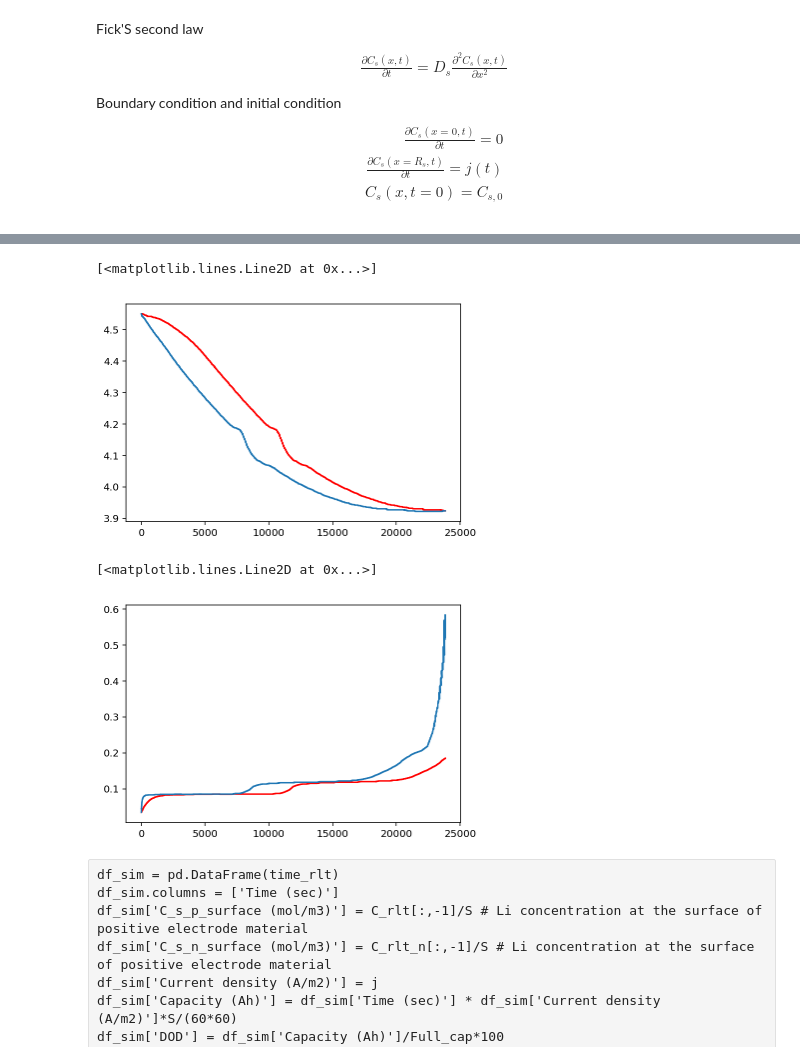
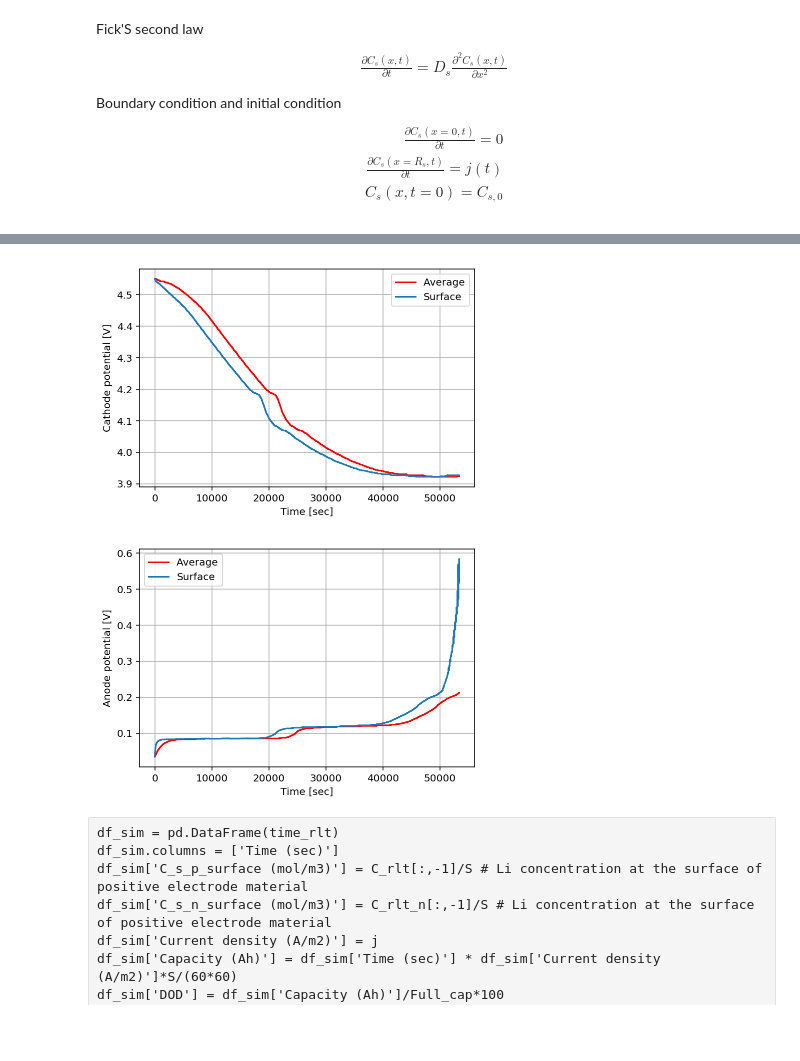
Before and after one commit to TakumaKawahara/BS-StudyGroup, a Jupyter notebook: Model#3/BS_Model#3_ver0.1.ipynb, the cells around one changed output, grey strips where cells are left out. Cells and saved outputs as stored; diff of their text form; code cells hidden in the pictures; blank space fills up the shorter version.

```diff
--- a/Model#3/BS_Model#3_ver0.1.ipynb
+++ b/Model#3/BS_Model#3_ver0.1.ipynb
@@ -76,7 +76,7 @@ df_LiC6_OCV = df_LiC6_OCV.dropna()
 df_LiC6_OCV = df_LiC6_OCV.sort_values(by=['x'], ascending=True)
 # %%
 x_p_s = 0.2
-x_p_e = 0.95
+x_p_e = 0.99
 x_n_s = 0.17
 x_n_e = 0.94
 
@@ -424,43 +493,44 @@ len(np.zeros((len(t)+1,len(x))))
 # %%
 t1 = time.time()
 # Number of partitions of rod (finite elements)
-n = 10
-dx = P_length/n
+n = 16
+dx = N_length/n
 
-t_total = 60*60*10 #[sec] run time
+t_total = 60*60*20 #[sec] run time
 dt = 0.5 #[sec] Time partitions
 t_total +=dt
 # Make an array with positions of middle of each partition
-x = np.linspace(dx/2, P_length - dx/2,n)
+x = np.linspace(dx/2, N_length - dx/2,n)
 
 # Initialize rod to initial temperature distribution.
-C = np.ones(len(x))*C_s_p_0*S
+C = np.ones(len(x))*C_s_n_0*S
 dCdt = np.empty(n)
 
 t = np.arange(0,t_total,dt)
 
-time_rlt = np.zeros((len(t)+1))
-x_rlt = np.zeros((len(t)+1,len(x)))
-C_rlt = np.zeros((len(t)+1,len(C)))
-x_rlt[0] = x
-C_rlt[0] = C
+time_rlt_n = np.zeros(len(t)+1)
+x_rlt_n = np.zeros((len(t)+1,len(x)))
+C_rlt_n = np.zeros((len(t)+1,len(C)))
+
+x_rlt_n[0] = x
+C_rlt_n[0] = C
 
 for jj in range(1,len(t)+1):
     for i in range(1,n-1):
 
         # Applying discrete definition of second derivative
-        dCdt[i] = D_p*((C[i+1] - C[i])/dx - (C[i] - C[i-1])/dx)/dx
+        dCdt[i] = D_n*((C[i+1] - C[i])/dx - (C[i] - C[i-1])/dx)/dx
 
     # Taking into account boundary condition. ie. T[0-1] DNE
-    dCdt[0] = D_p*((C[1] - C[0])/dx)/dx
-    dCdt[n-1] = D_p*(j*S/F/D_p - (C[n-1] - C[n-2])/dx)/dx
+    dCdt[0] = D_n*((C[1] - C[0])/dx)/dx
+    dCdt[n-1] = D_n*(-j*S/F/D_n - (C[n-1] - C[n-2])/dx)/dx
 
     # Update temperature data for rod
     C = C + dCdt * dt
 
-    time_rlt[jj] = (jj)*dt
-    x_rlt[jj] = x #
-    C_rlt[jj] = C #concentration per dx
+    time_rlt_n[jj] = (jj)*dt
+    x_rlt_n[jj] = x #
+    C_rlt_n[jj] = C #concentration per dx
     if jj % divmod(len(t), 10)[0] == 0:
         print('{}'.format(jj/(len(t)-1)*100),'% processed ')
 
@@ -708,15 +629,23 @@ df_sim
 # %%
-plt.plot(df_sim['Time (sec)'], df_sim['Cathode OCV (V)'], color = 'r')
-plt.plot(df_sim['Time (sec)'], df_sim['Cathode surface OCV (V)'])
+plt.plot(df_sim['Time (sec)'], df_sim['Cathode OCV (V)'], color = 'r', label='Average')
+plt.plot(df_sim['Time (sec)'], df_sim['Cathode surface OCV (V)'], label='Surface')
+plt.ylabel('Cathode potential [V]')
+plt.xlabel('Time [sec]')
+plt.legend()
+plt.grid()
+plt.show()
 # %% [output]
-[<matplotlib.lines.Line2D at 0x...>]
-[figure, old version]
+[figure, new version]
 # %%
-plt.plot(df_sim['Time (sec)'], df_sim['Anode OCV (V)'], color = 'r')
-plt.plot(df_sim['Time (sec)'], df_sim['Anode surface OCV (V)'])
+plt.plot(df_sim['Time (sec)'], df_sim['Anode OCV (V)'], color = 'r', label='Average')
+plt.plot(df_sim['Time (sec)'], df_sim['Anode surface OCV (V)'], label='Surface')
+plt.ylabel('Anode potential [V]')
+plt.xlabel('Time [sec]')
+plt.legend()
+plt.grid()
+plt.show()
 # %% [output]
-[<matplotlib.lines.Line2D at 0x...>]
-[figure, old version]
+[figure, new version]
 # %% [raw]
 df_sim = pd.DataFrame(time_rlt)
 df_sim.columns = ['Time (sec)']
```
Also changed, not shown: parts of 65 cells of this notebook.
